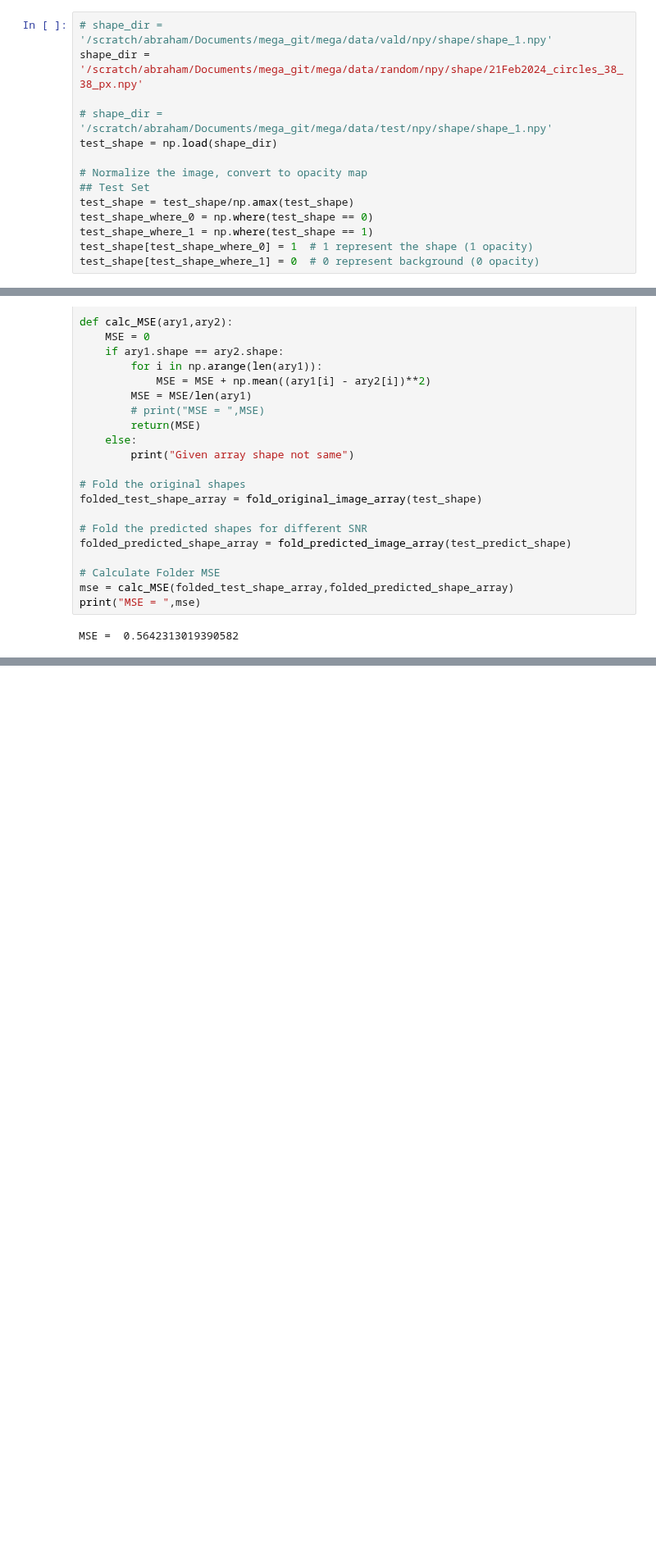
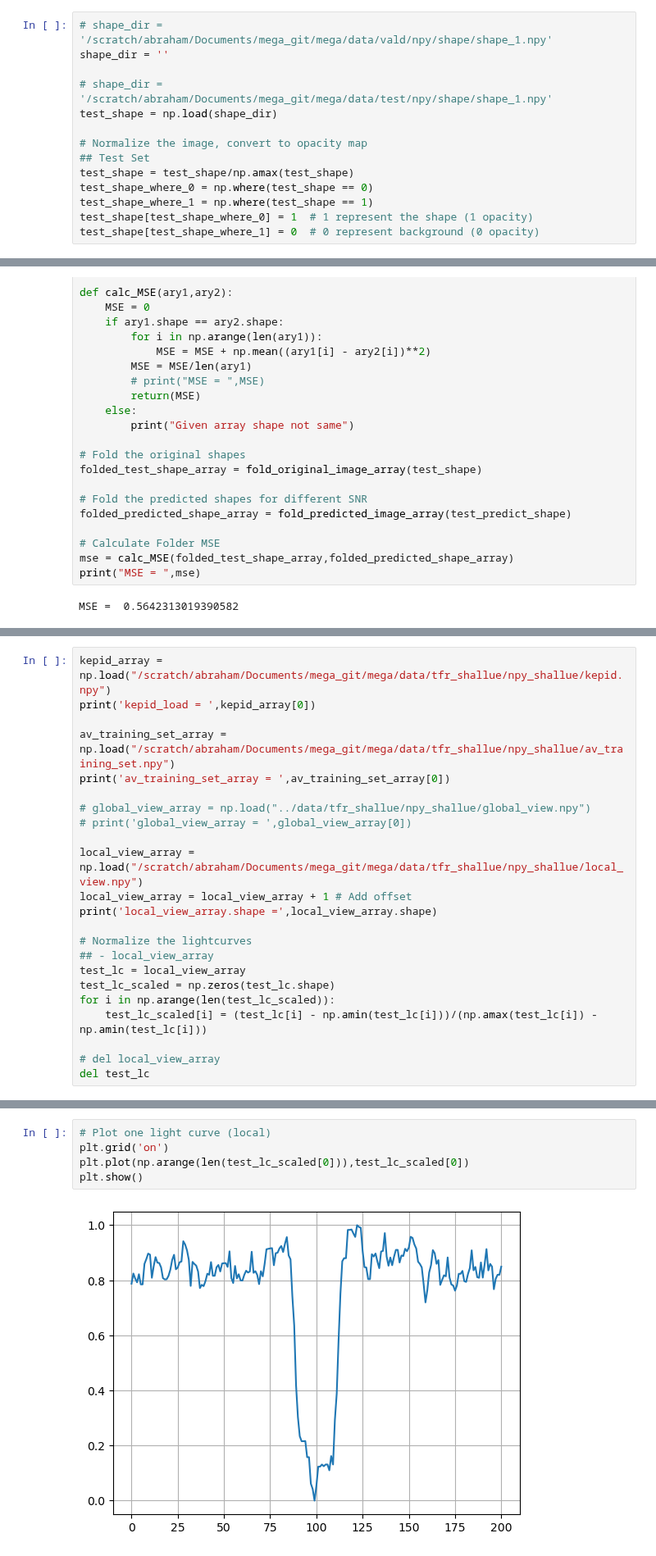
Before and after one commit to abrahammathews2000/mega, a Jupyter notebook: ml_training/ml_inference_lc2shape.ipynb, the cells around one changed output, grey strips where cells are left out. Shown at 82% size. Cells and saved outputs as stored; diff of their text form; blank space fills up the shorter version.

```diff
--- a/ml_training/ml_inference_lc2shape.ipynb
+++ b/ml_training/ml_inference_lc2shape.ipynb
@@ -180,7 +206,7 @@ plt.show()
 Load True Output if any
 # %%
 # shape_dir = '/scratch/abraham/Documents/mega_git/mega/data/vald/npy/shape/shape_1.npy'
-shape_dir = '/scratch/abraham/Documents/mega_git/mega/data/random/npy/shape/21Feb2024_circles_38_38_px.npy'
+shape_dir = ''
 
 # shape_dir = '/scratch/abraham/Documents/mega_git/mega/data/test/npy/shape/shape_1.npy'
 test_shape = np.load(shape_dir)
@@ -306,0 +346,23 @@ MSE =  0.5642313019390582
+# %%
+kepid_array = np.load("/scratch/abraham/Documents/mega_git/mega/data/tfr_shallue/npy_shallue/kepid.npy")
+print('kepid_load = ',kepid_array[0])
+
+av_training_set_array = np.load("/scratch/abraham/Documents/mega_git/mega/data/tfr_shallue/npy_shallue/av_training_set.npy")
+print('av_training_set_array = ',av_training_set_array[0])
+
+# global_view_array = np.load("../data/tfr_shallue/npy_shallue/global_view.npy")
+# print('global_view_array = ',global_view_array[0])
+
+local_view_array = np.load("/scratch/abraham/Documents/mega_git/mega/data/tfr_shallue/npy_shallue/local_view.npy")
+local_view_array = local_view_array + 1 # Add offset
+print('local_view_array.shape =',local_view_array.shape)
+
+# Normalize the lightcurves
+## - local_view_array
+test_lc = local_view_array
+test_lc_scaled = np.zeros(test_lc.shape)
+for i in np.arange(len(test_lc_scaled)):
+    test_lc_scaled[i] = (test_lc[i] - np.amin(test_lc[i]))/(np.amax(test_lc[i]) - np.amin(test_lc[i]))
+
+# del local_view_array
+del test_lc
@@ -306,0 +373,7 @@ MSE =  0.5642313019390582
+# %%
+# Plot one light curve (local)
+plt.grid('on')
+plt.plot(np.arange(len(test_lc_scaled[0])),test_lc_scaled[0])
+plt.show()
+# %% [output]
+[figure, added]
```
Also changed, not shown: parts of 27 cells of this notebook.
